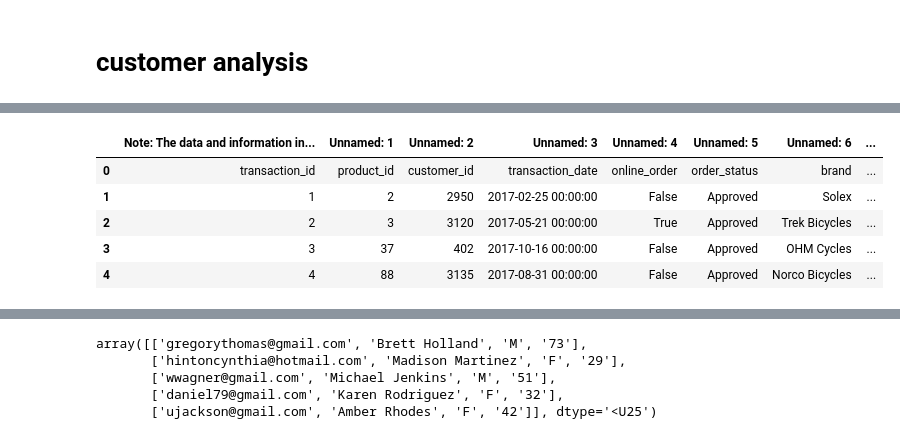
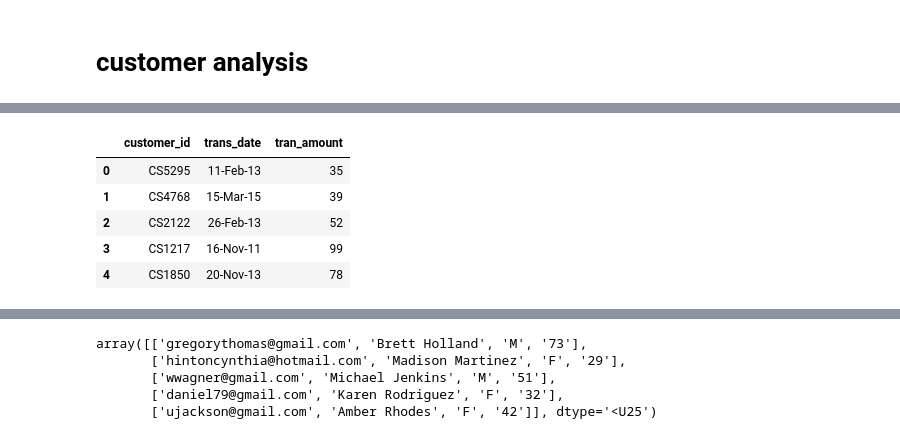
Before and after one commit to aworklab/everydayPython, a Jupyter notebook: ex_20220728.ipynb, the cells around one changed output, grey strips where cells are left out. Cells and saved outputs as stored; diff of their text form; code cells hidden in the pictures.

```diff
--- a/ex_20220728.ipynb
+++ b/ex_20220728.ipynb
@@ -38,11 +38,11 @@ os.listdir()
  'sample_data']
 # %%
-df = pd.read_excel('KPMG_VI_New_raw_data_update_final.xlsx', sheet_name = 'Transactions')
+df = pd.read_csv('retail_data_transactions.csv')
 df.head()
 # %% [output]
-|  | Note: The data and information in... | Unnamed: 1 | Unnamed: 2 | Unnamed: 3 | Unnamed: 4 | Unnamed: 5 | Unnamed: 6 | ... |
-| 0 | transaction_id | product_id | customer_id | transaction_date | online_order | order_status | brand | ... |
-| 1 | 1 | 2 | 2950 | 2017-02-25 00:00:00 | False | Approved | Solex | ... |
-| 2 | 2 | 3 | 3120 | 2017-05-21 00:00:00 | True | Approved | Trek Bicycles | ... |
-| 3 | 3 | 37 | 402 | 2017-10-16 00:00:00 | False | Approved | OHM Cycles | ... |
-| 4 | 4 | 88 | 3135 | 2017-08-31 00:00:00 | False | Approved | Norco Bicycles | ... |
+|  | customer_id | trans_date | tran_amount |
+| 0 | CS5295 | 11-Feb-13 | 35 |
+| 1 | CS4768 | 15-Mar-15 | 39 |
+| 2 | CS2122 | 26-Feb-13 | 52 |
+| 3 | CS1217 | 16-Nov-11 | 99 |
+| 4 | CS1850 | 20-Nov-13 | 78 |
```
Also changed, not shown: parts of 24 cells of this notebook.
